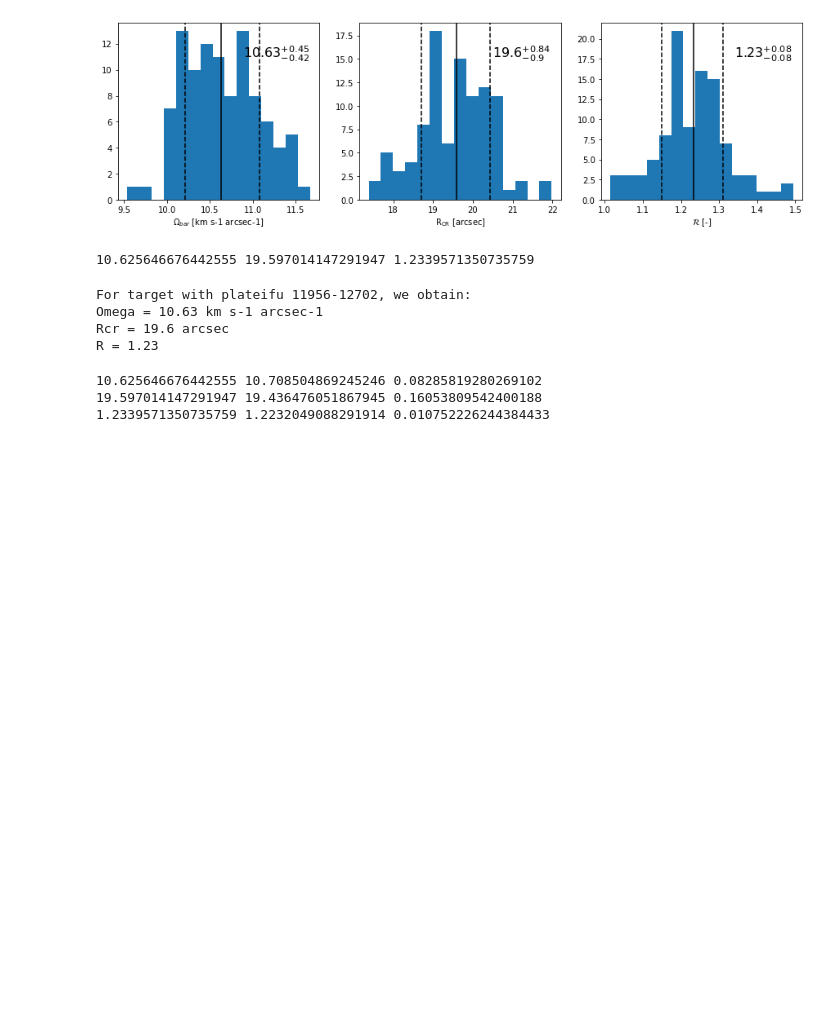
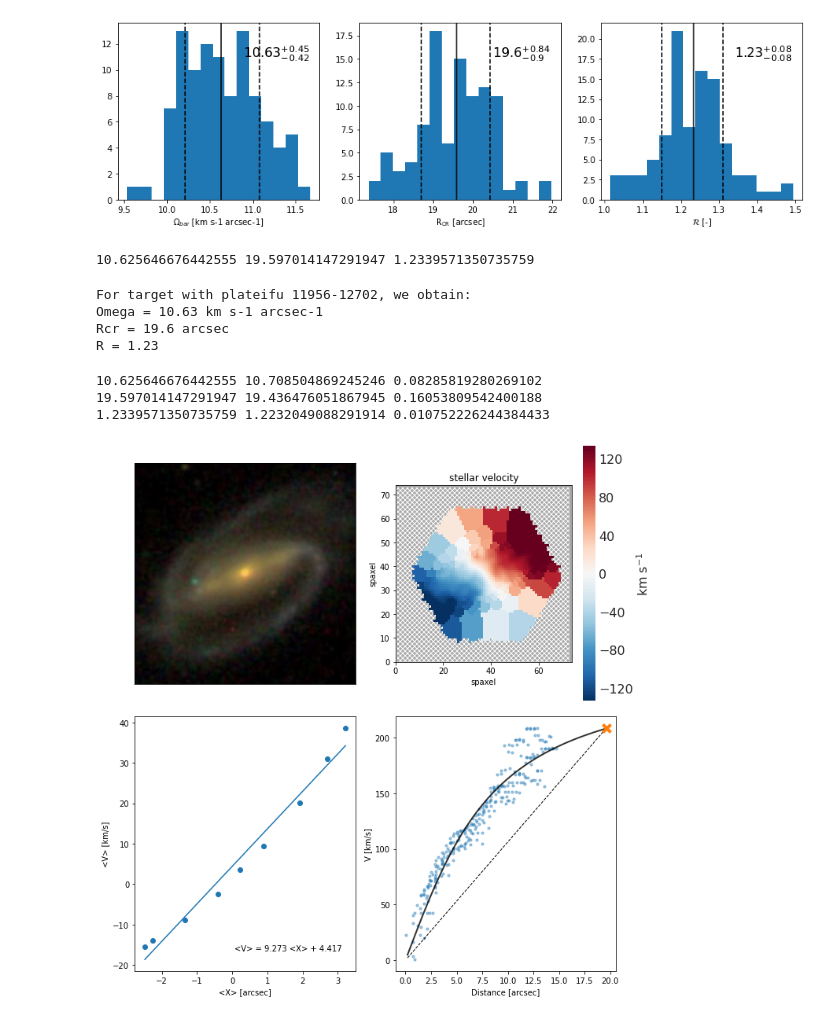
Before and after one commit to tobiasgeron/Tremaine_Weinberg, a Jupyter notebook: Example.ipynb, the cells around one changed output. Drawn from its saved outputs; the diff is of its cells as text; code cells hidden in the pictures; blank space fills up the shorter version.

```diff
--- a/Example.ipynb
+++ b/Example.ipynb
@@ -140,5 +137,26 @@ print(R, R_paper,np.abs(R - R_paper))
 10.625646676442555 10.708504869245246 0.08285819280269102
 19.597014147291947 19.436476051867945 0.16053809542400188
 1.2339571350735759 1.2232049088291914 0.010752226244384433
+# %%
+# You can combine these figures by adding the argument standalone = False
+# For example:
+
+plt.figure(figsize = (10,10))
+plt.subplot(2,2,1)
+tw.plot_img(standalone=False)
+
+plt.subplot(2,2,2)
+tw.plot_maps(maps=['stellar_vel'], standalone = False)
+
+plt.subplot(2,2,3)
+tw.plot_X_V(standalone=False)
+
+plt.subplot(2,2,4)
+tw.plot_V_curve(standalone=False)
+
+plt.tight_layout()
+plt.show()
+# %% [output]
+[figure, added]
 # %%
 # TODO: Show version where NRMSE is too high, or not enough iterations successfull etc.
```
Also changed, not shown: parts of 1 cell of this notebook, 1 other file.
